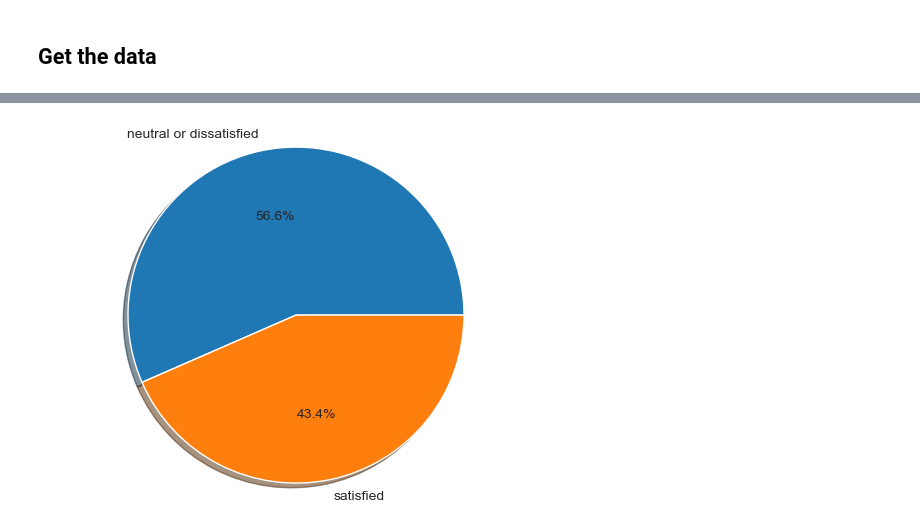
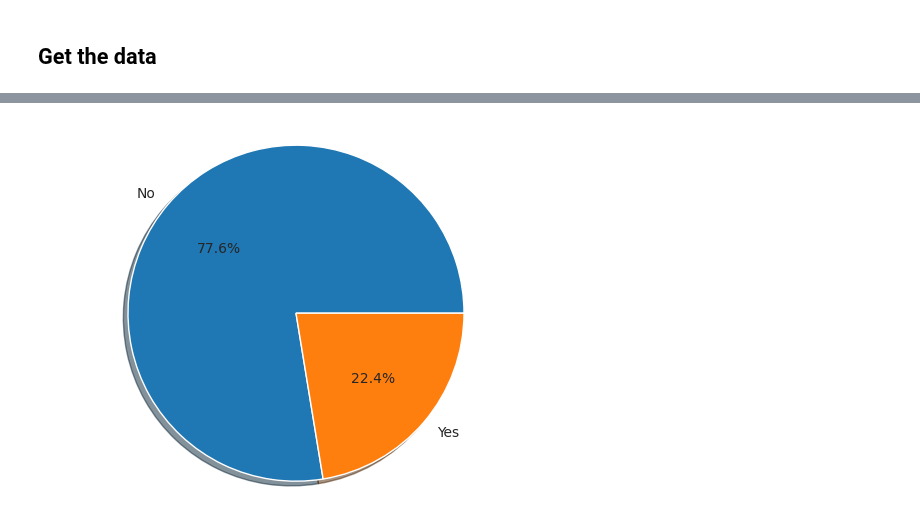
Before and after one commit to goncalobraga27/DAA, a Jupyter notebook: src/parte1/data_exploration.ipynb, the cells around one changed output, grey strips where cells are left out. Saved outputs shown, nothing was run; the diff lists cells and outputs as text; code cells hidden in the pictures.

```diff
--- a/src/parte1/data_exploration.ipynb
+++ b/src/parte1/data_exploration.ipynb
@@ -10,7 +10,7 @@ from scipy.stats import spearmanr
 # %% [markdown]
 ## Get the data
 # %%
-df = pd.read_csv('../../datasets/parte1/dataset.csv')
+df = pd.read_csv('../../datasets/parte1/weatherAUS.csv')
 # %%
 df.columns
 df.shape
@@ -108,0 +155,8 @@ plt.show()
+# %%
+raintoday_count = df['RainToday'].value_counts()
+sns.set_style('darkgrid')
+sns.barplot(x=raintoday_count.index, y=raintoday_count.values)
+plt.title('Frequency Distribution of RainToday')
+plt.ylabel('Number of Occurrences', fontsize=12)
+plt.xlabel('RainToday', fontsize=12)
+plt.show()
@@ -109,10 +165,10 @@ plt.show()
 # %%
-labels = df['satisfaction'].astype('category').cat.categories.tolist()
-counts = df['satisfaction'].value_counts()
+labels = df['RainTomorrow'].astype('category').cat.categories.tolist()
+counts = df['RainTomorrow'].value_counts()
 sizes = [counts[var_cat] for var_cat in labels]
 fig1, ax1 = plt.subplots()
 ax1.pie(sizes, labels=labels, autopct='%1.1f%%', shadow=True)
 ax1.axis('equal')
 plt.show()
 # %% [output]
-[figure, old version]
+[figure, new version]
```
Also changed, not shown: parts of 20 cells of this notebook, 7 other files.
